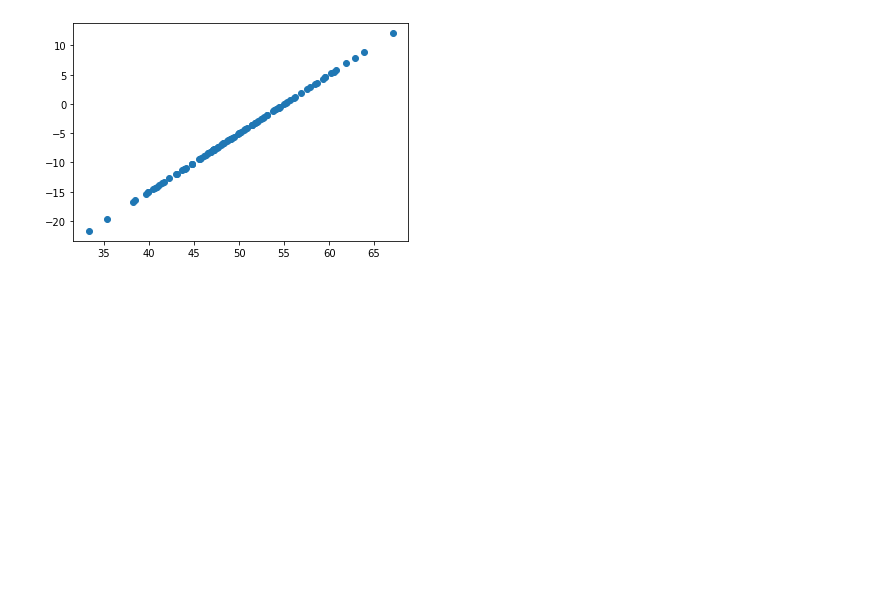
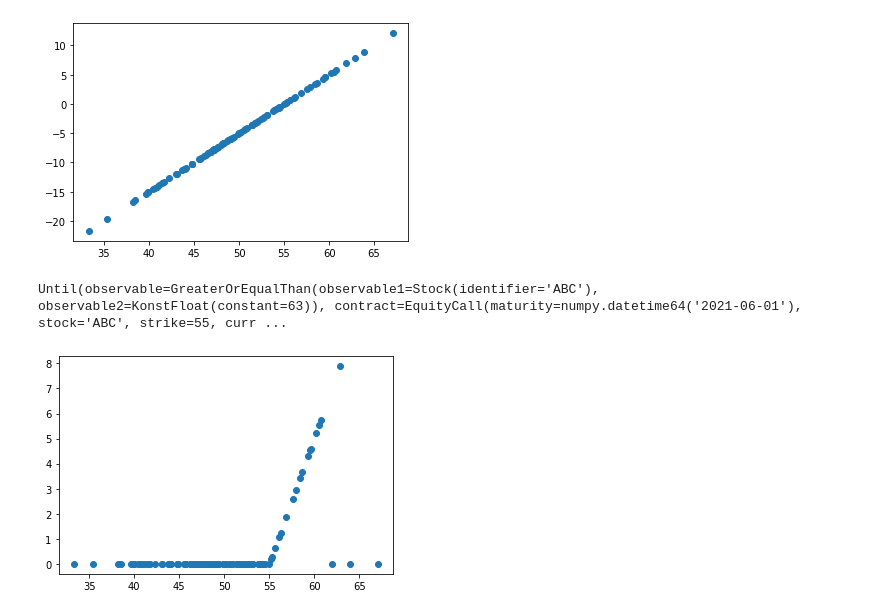
Before and after one commit to luphord/monte-carlo-contracts, a Jupyter notebook: examples/Equity Options.ipynb, the cells around one changed output. Drawn from its saved outputs; the diff is of its cells as text; code cells hidden in the pictures; blank space fills up the shorter version.

Commit message:
add equity and fx knockout option examples

```diff
--- a/examples/Equity Options.ipynb
+++ b/examples/Equity Options.ipynb
@@ -90,3 +90,14 @@ netcf = cf.cashflows["value"].sum(axis=1)
 plt.scatter(x[:,-1], netcf);
 # %% [output]
 [figure]
+# %%
+upper_knockout = Until(Stock("ABC") >= 63, call)
+upper_knockout
+# %% [output]
+Until(observable=GreaterOrEqualThan(observable1=Stock(identifier='ABC'), observable2=KonstFloat(constant=63)), contract=EquityCall(maturity=numpy.datetime64('2021-06-01'), stock='ABC', strike=55, curr ...
+# %%
+cf = model.generate_cashflows(upper_knockout)
+netcf = cf.cashflows["value"].sum(axis=1)
+plt.scatter(x[:,-1], netcf);
+# %% [output]
+[figure, added]
```
Also changed, not shown: 1 other file.
